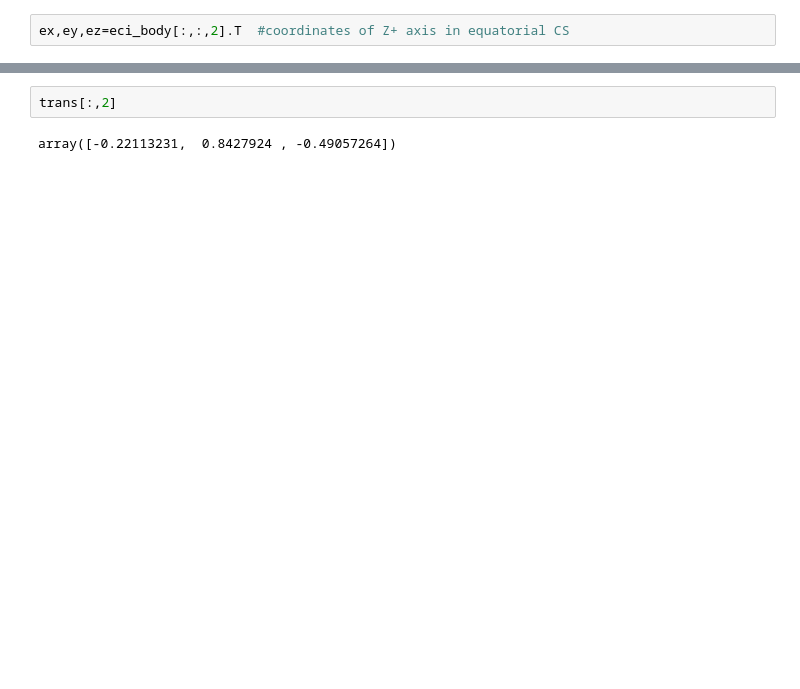
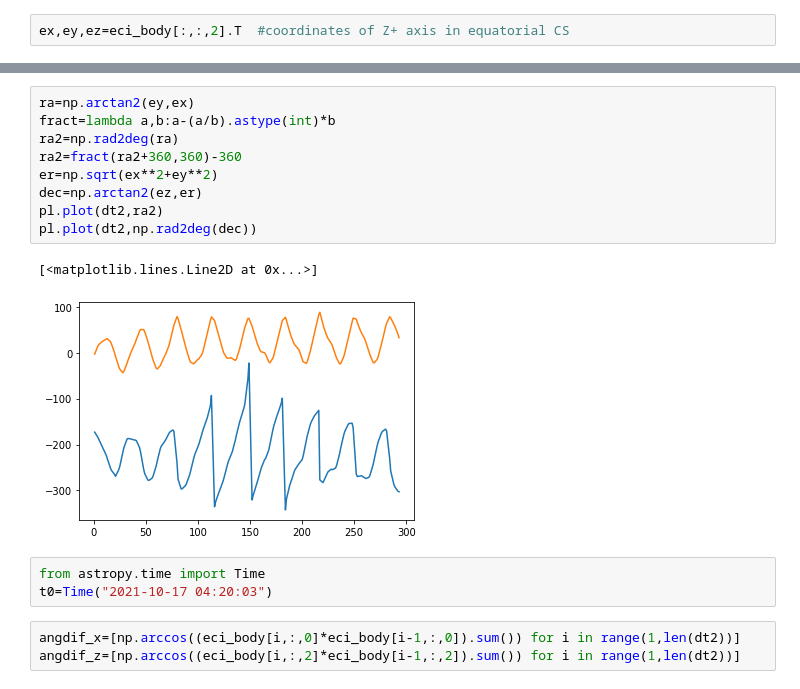
Before and after one commit to limu007/cube, a Jupyter notebook: Attitude_computed.ipynb, the cells around one changed output, grey strips where cells are left out. Cells and saved outputs as stored; diff of their text form; blank space fills up the shorter version.

```diff
--- a/Attitude_computed.ipynb
+++ b/Attitude_computed.ipynb
@@ -74,4 +91,18 @@ pl.plot(dt2,ex)
+# %%
+ra=np.arctan2(ey,ex)
+fract=lambda a,b:a-(a/b).astype(int)*b
+ra2=np.rad2deg(ra)
+ra2=fract(ra2+360,360)-360
+er=np.sqrt(ex**2+ey**2)
+dec=np.arctan2(ez,er)
+pl.plot(dt2,ra2)
+pl.plot(dt2,np.rad2deg(dec))
+# %% [output]
+[<matplotlib.lines.Line2D at 0x...>]
+[figure, added]
 # %%
-trans[:,2]
+from astropy.time import Time
+t0=Time("2021-10-17 04:20:03")
-# %% [output]
-array([-0.22113231,  0.8427924 , -0.49057264])
+# %%
+angdif_x=[np.arccos((eci_body[i,:,0]*eci_body[i-1,:,0]).sum()) for i in range(1,len(dt2))]
+angdif_z=[np.arccos((eci_body[i,:,2]*eci_body[i-1,:,2]).sum()) for i in range(1,len(dt2))]
```
Also changed, not shown: parts of 22 cells of this notebook, 1 other file.
